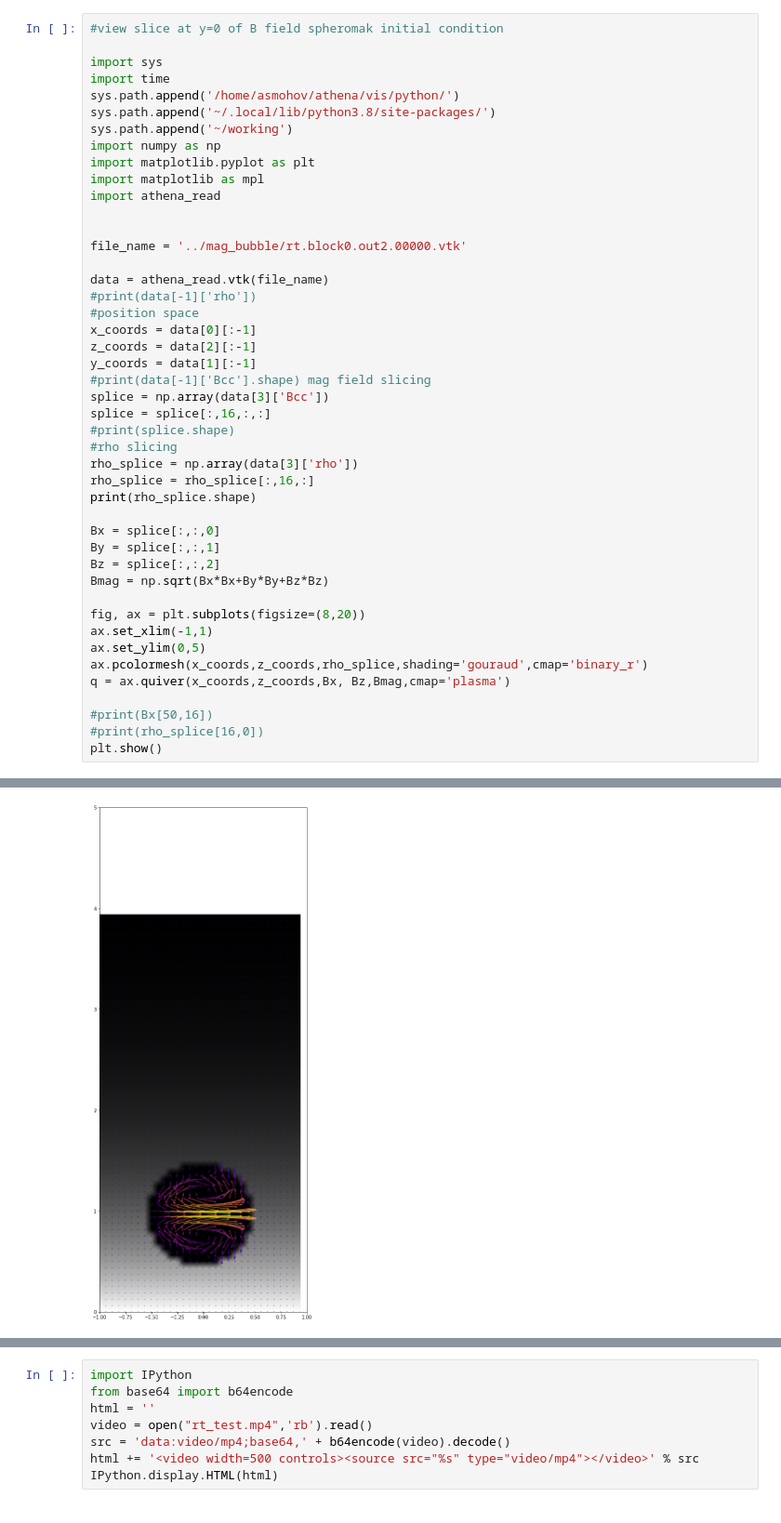
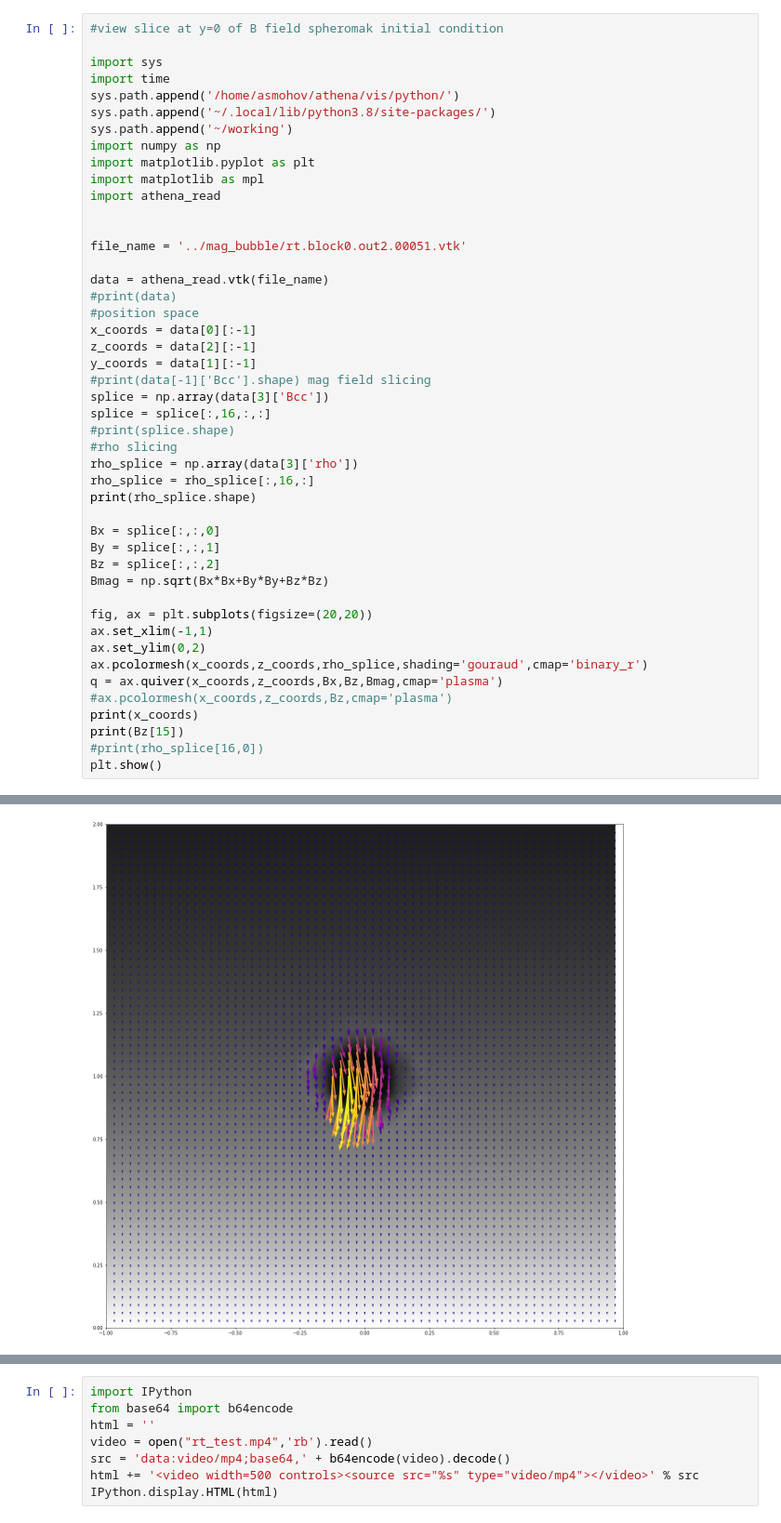
Before and after one commit to asmohov/bubbles, a Jupyter notebook: athena_testing/rt/plotting/b_field_slice.ipynb, the cells around one changed output, grey strips where cells are left out. Shown: that part at 93% size. Saved outputs shown, nothing was run; the diff lists cells and outputs as text.

```diff
--- a/athena_testing/rt/plotting/b_field_slice.ipynb
+++ b/athena_testing/rt/plotting/b_field_slice.ipynb
@@ -12,10 +12,10 @@ import matplotlib as mpl
 import athena_read
 
 
-file_name = '../mag_bubble/rt.block0.out2.00000.vtk'
+file_name = '../mag_bubble/rt.block0.out2.00051.vtk'
 
 data = athena_read.vtk(file_name)
-#print(data[-1]['rho'])
+#print(data)
 #position space
 x_coords = data[0][:-1]
 z_coords = data[2][:-1]
@@ -34,13 +34,14 @@ By = splice[:,:,1]
 Bz = splice[:,:,2]
 Bmag = np.sqrt(Bx*Bx+By*By+Bz*Bz)
 
-fig, ax = plt.subplots(figsize=(8,20))
+fig, ax = plt.subplots(figsize=(20,20))
 ax.set_xlim(-1,1)
-ax.set_ylim(0,5)
+ax.set_ylim(0,2)
 ax.pcolormesh(x_coords,z_coords,rho_splice,shading='gouraud',cmap='binary_r')
-q = ax.quiver(x_coords,z_coords,Bx, Bz,Bmag,cmap='plasma')
-
-#print(Bx[50,16])
+q = ax.quiver(x_coords,z_coords,Bx,Bz,Bmag,cmap='plasma')
+#ax.pcolormesh(x_coords,z_coords,Bz,cmap='plasma')
+print(x_coords)
+print(Bz[15])
 #print(rho_splice[16,0])
 plt.show()
 # %% [output]
@@ -48,4 +68,4 @@ plt.show()
-[figure, old version]
+[figure, new version]
 # %%
 #movie making section
 sys.path.append('/home/asmohov/athena/vis/python/')
```
Also changed, not shown: parts of 3 cells of this notebook, 6 other files.
